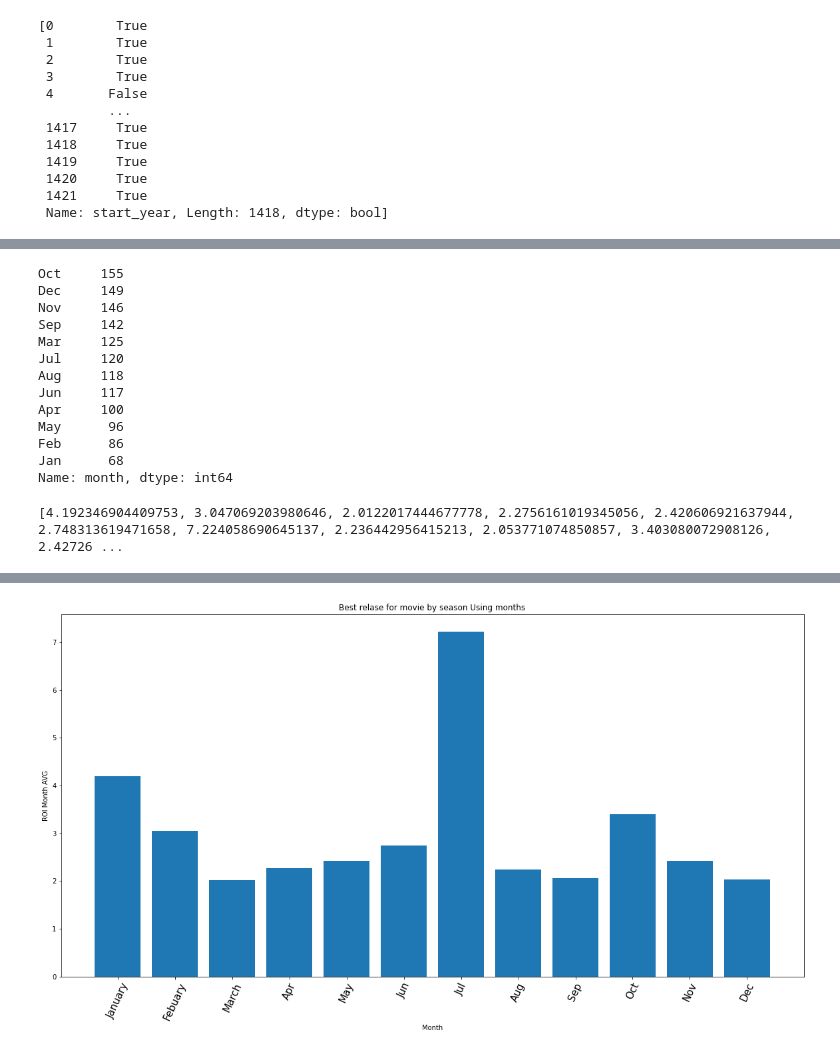
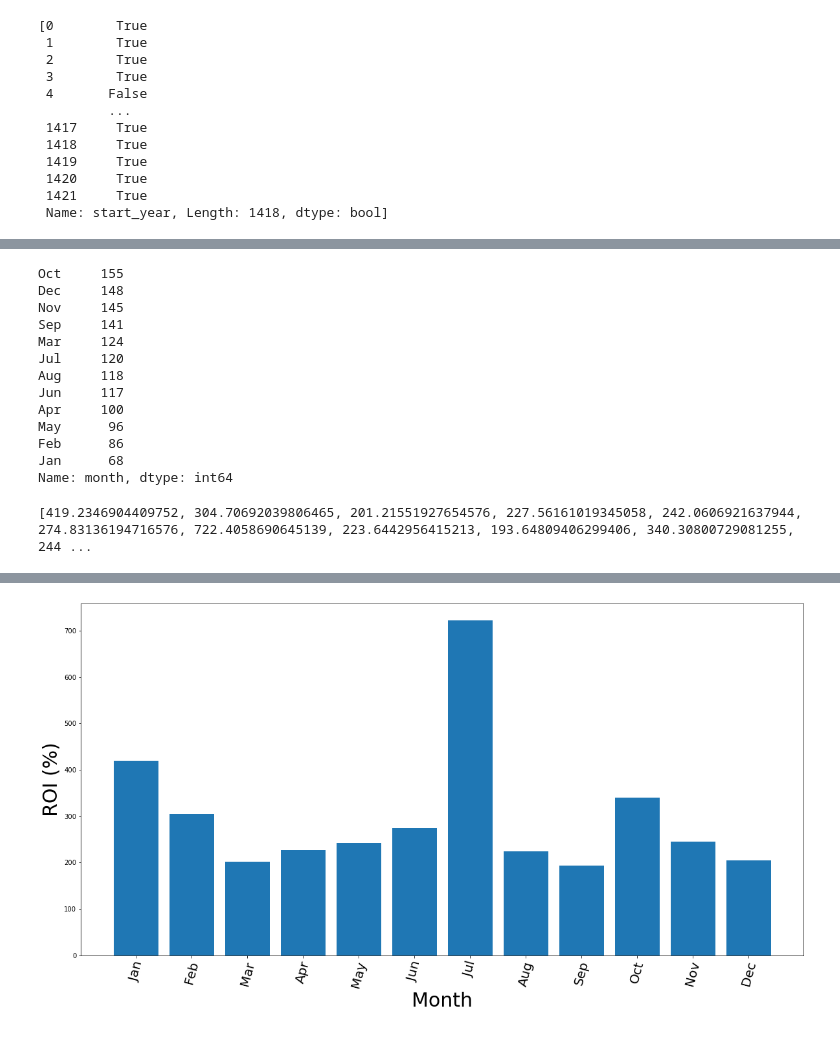
Before and after one commit to soohojp/Phase-1-Project-Best-Team-, a Jupyter notebook: Data set cleaning - ilene.ipynb, the cells around one changed output, grey strips where cells are left out. Saved outputs shown, nothing was run; the diff lists cells and outputs as text; code cells hidden in the pictures.

```diff
--- a/Data set cleaning - ilene.ipynb
+++ b/Data set cleaning - ilene.ipynb
@@ -48,7 +48,7 @@ tn_movie["worldwide_gross"]=tn_movie["worldwide_gross"].map(lambda x: int(x.repl
 
 
 #Add ROI column - defined as (worldwide_gross - budget)/(worldwide_gross)
-tn_movie["ROI"]= (tn_movie["worldwide_gross"]- tn_movie["production_budget"])/    \
+tn_movie["ROI"]= 100*(tn_movie["worldwide_gross"]- tn_movie["production_budget"])/    \
          tn_movie["production_budget"]
 
 #Add start year as int column
@@ -118,10 +151,10 @@ imdb_basics.head() #checking to see if column is there
 imdb_basics['month'].value_counts() #checking for unique values
 # %% [output]
 Oct     155
-Dec     149
-Nov     146
-Sep     142
-Mar     125
+Dec     148
+Nov     145
+Sep     141
+Mar     124
 Jul     120
 Aug     118
 Jun     117
@@ -138,7 +171,7 @@ roi_by_month = [imdb_basics[imdb_basics['month'] =='Jan ']['ROI'].mean(), imdb_b
 print(roi_by_month)
 #Taking the Roi of each month and using mean to get the average
 # %% [output]
-[4.192346904409753, 3.047069203980646, 2.0122017444677778, 2.2756161019345056, 2.420606921637944, 2.748313619471658, 7.224058690645137, 2.236442956415213, 2.053771074850857, 3.403080072908126, 2.42726 ...
+[419.2346904409752, 304.70692039806465, 201.21551927654576, 227.56161019345058, 242.0606921637944, 274.83136194716576, 722.4058690645139, 223.6442956415213, 193.64809406299406, 340.30800729081255, 244 ...
 # %%
 months = ['Jan', 'Feb', 'Mar', 'Apr', 'May', 'Jun', 'Jul', 'Aug', 'Sep', 'Oct', 'Nov', 'Dec'] #new list for bar graph
 # %%
@@ -164,12 +197,12 @@ memory usage: 166.2+ KB
 # %%
 fig, ax = plt.subplots(figsize = (20,10))
 x = months
 y = roi_by_month
 ax.bar(x,y)
-plt.xticks(fontsize = 15, rotation = 65)
-ax.set_xlabel("Month")
-ax.set_ylabel("ROI Month AVG")
-ax.set_title("Best relase for movie by season Using months");       #Graphing to see the connection between month ROI to see
+plt.xticks(fontsize = 20, rotation = 75)
+ax.set_xlabel("Month", fontsize=30)
+ax.set_ylabel("ROI (%)", fontsize=30);
+       #Graphing to see the connection between month ROI to see
 # which is the best month to release a movie
 # %% [output]
-[figure, old version]
+[figure, new version]
```
Also changed, not shown: parts of 8 cells of this notebook, 3 other files.
